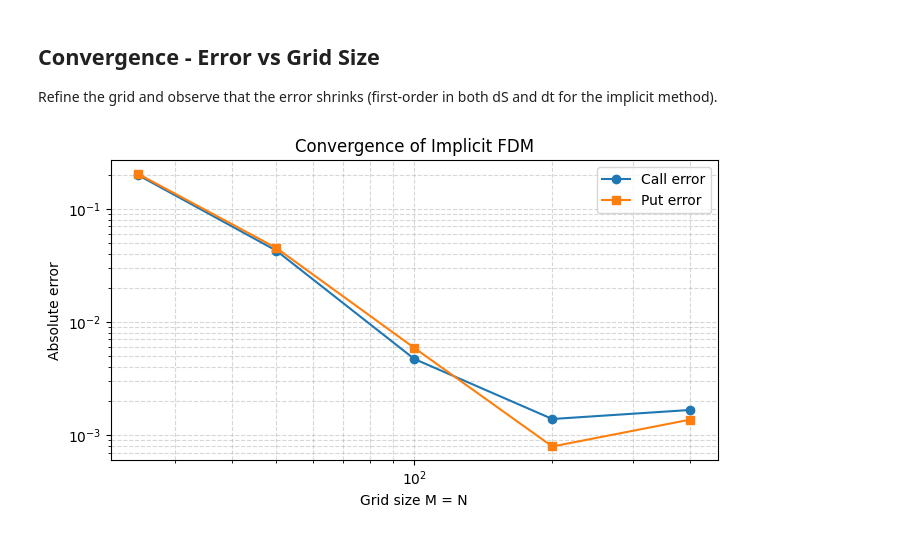
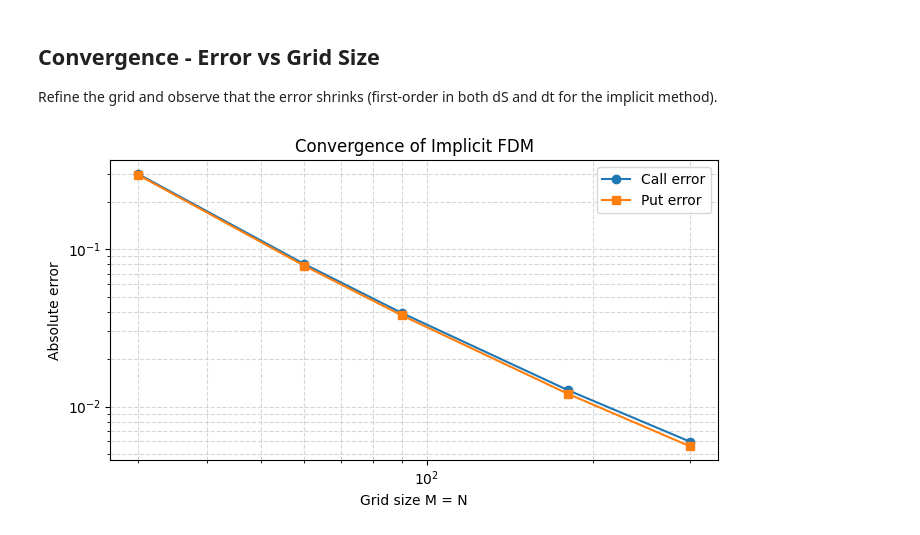
Before and after one commit to py2025/finite-difference, a Jupyter notebook: notebooks/03_european_implicit.ipynb, the cells around one changed output. Drawn from its saved outputs; the diff is of its cells as text; code cells hidden in the pictures.

Commit message:
save plots and fix grid sizes

```diff
--- a/notebooks/03_european_implicit.ipynb
+++ b/notebooks/03_european_implicit.ipynb
@@ -83,27 +85,28 @@ Put              5.5727      5.5735   0.000793
 
 Refine the grid and observe that the error shrinks (first-order in both dS and dt for the implicit method).
 # %%
-grid_sizes = [25, 50, 100, 200, 400]
+grid_sizes = [30, 60, 90, 180, 300]  # multiples of 3 so S0=100 lands exactly on the grid
 errors_call = []
 errors_put  = []
 exact_call0 = bs_price(S0, K, T, r, sigma, option_type='call')
 exact_put0  = bs_price(S0, K, T, r, sigma, option_type='put')
 
 for n in grid_sizes:
     Sc, Vc = solve_implicit(S_max, K, r, sigma, T, M=n, N=n, option_type='call')
     Sp, Vp = solve_implicit(S_max, K, r, sigma, T, M=n, N=n, option_type='put')
     errors_call.append(abs(np.interp(S0, Sc, Vc) - exact_call0))
     errors_put.append(abs(np.interp(S0, Sp, Vp) - exact_put0))
 
 plt.figure(figsize=(7, 4))
 plt.loglog(grid_sizes, errors_call, 'o-', label='Call error')
 plt.loglog(grid_sizes, errors_put,  's-', label='Put error')
 plt.xlabel('Grid size M = N')
 plt.ylabel('Absolute error')
 plt.title('Convergence of Implicit FDM')
 plt.legend()
 plt.grid(True, which='both', ls='--', alpha=0.5)
 plt.tight_layout()
+plt.savefig('../results/03_implicit_convergence.png', dpi=150, bbox_inches='tight')
 plt.show()
 # %% [output]
-[figure, old version]
+[figure, new version]
```
Also changed, not shown: parts of 2 cells of this notebook, 5 other files.
